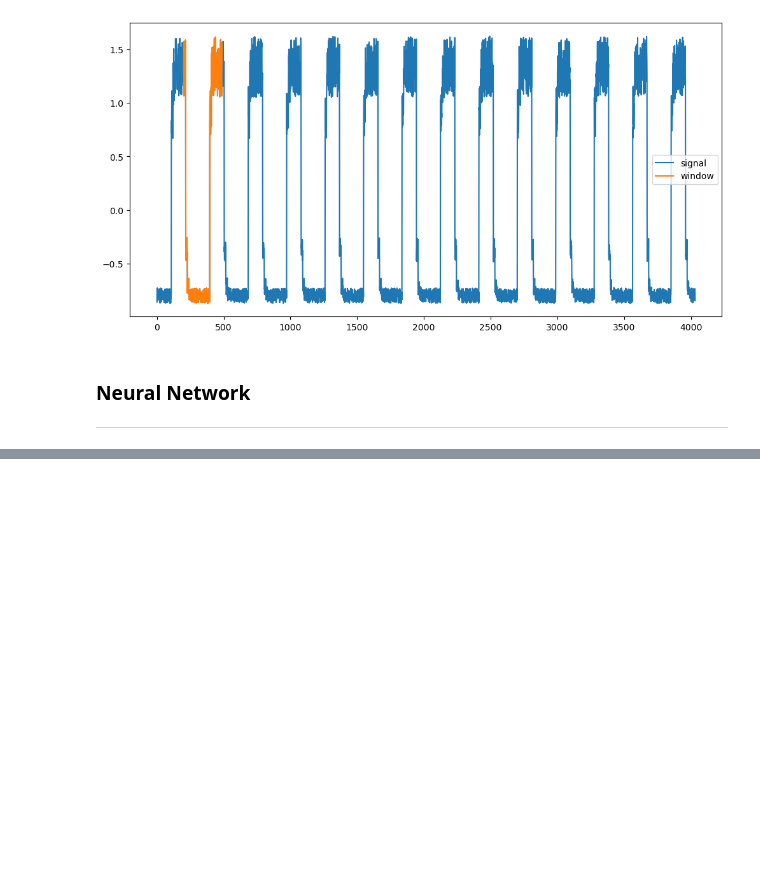
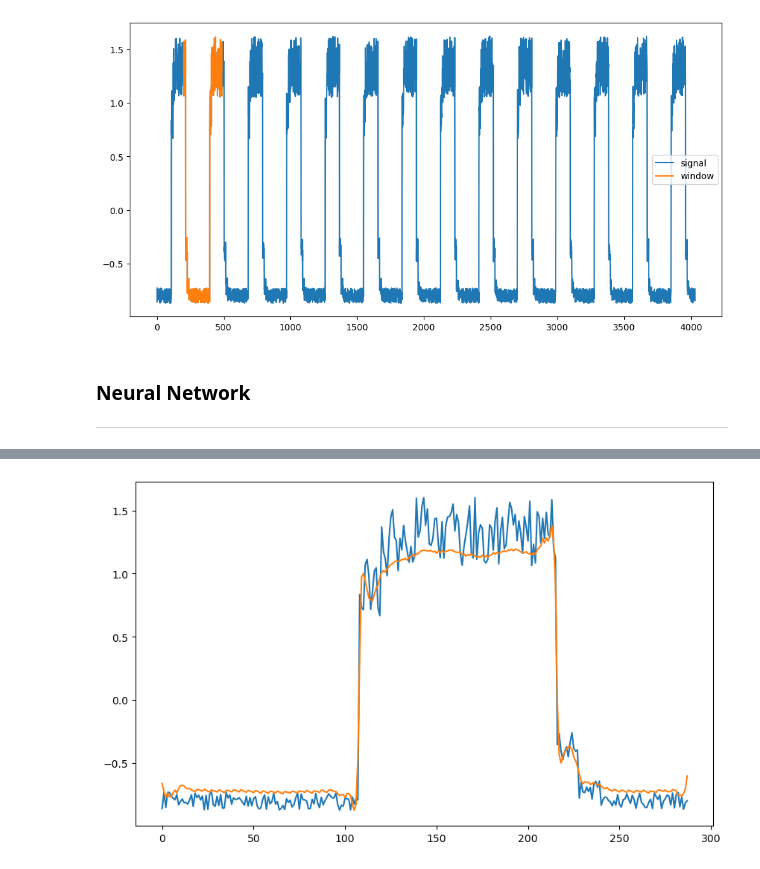
Before and after one commit to Mantvydas-data/MLS-Project, a Jupyter notebook: Timeseries Anomaly Detection using Keras.ipynb, the cells around one changed output, grey strips where cells are left out. Saved outputs shown, nothing was run; the diff lists cells and outputs as text; code cells hidden in the pictures; blank space fills up the shorter version.

```diff
--- a/Timeseries Anomaly Detection using Keras.ipynb
+++ b/Timeseries Anomaly Detection using Keras.ipynb
@@ -535,0 +531,11 @@ plt.show()
+# %%
+#
+fig, ax = plt.subplots(figsize=(10, 6))
+
+#
+ax.plot(x_train[0])
+
+#
+ax.plot(x_train_pred[0]);
+# %% [output]
+[figure, added]
```
Also changed, not shown: parts of 38 cells of this notebook.
